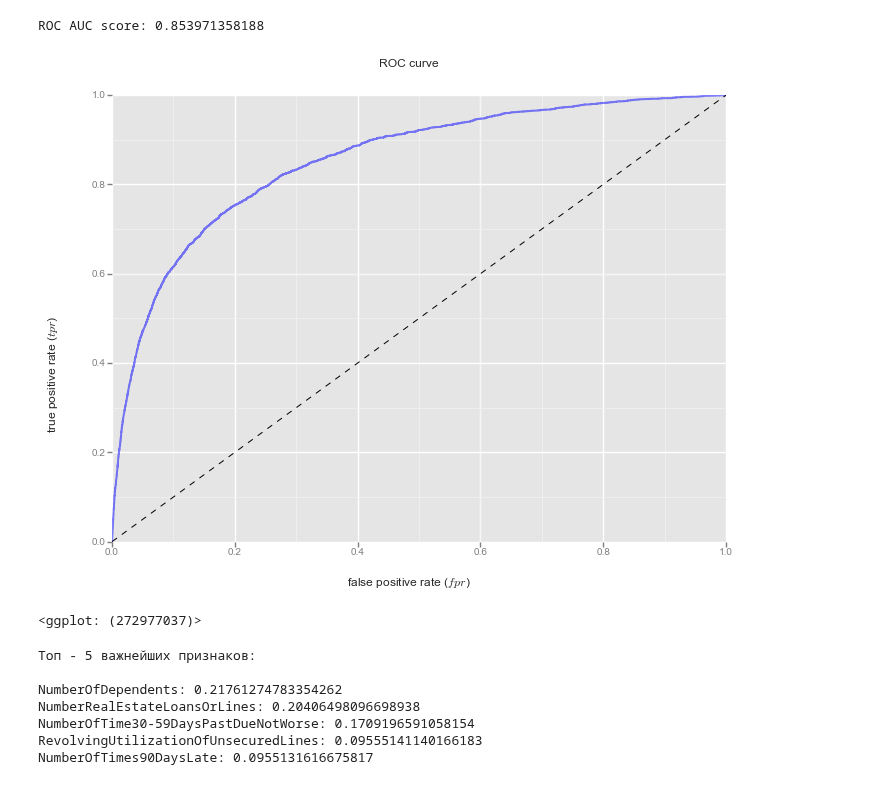
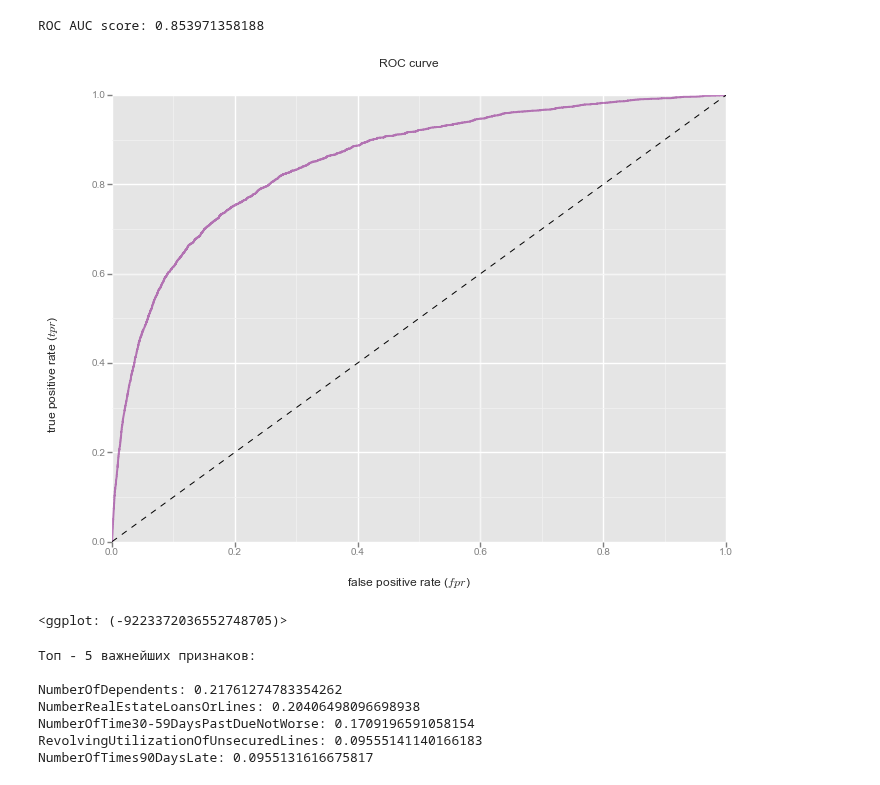
Before and after one commit to dbulgakov/HSE_DataMiningHW, a Jupyter notebook: Practical ML/FinalProject/Prj.ipynb, the cells around one changed output. Cells and saved outputs as stored; diff of their text form; code cells hidden in the pictures.

```diff
--- a/Practical ML/FinalProject/Prj.ipynb
+++ b/Practical ML/FinalProject/Prj.ipynb
@@ -221,12 +221,12 @@ ROC AUC score: 0.853971358188
 # %%
 df = pd.DataFrame(dict(fpr = fpr, tpr = tpr))
 ggplot(df, aes(x = 'fpr', y ='tpr')) +\
-    geom_line(color='blue', size = 2, alpha = 0.5) +\
+    geom_line(color='purple', size = 2, alpha = 0.5) +\
     geom_abline(linetype = 'dashed') +\
     xlab("false positive rate ($fpr$)") + ylab("true positive rate ($tpr$)") + ggtitle("ROC curve")
 # %% [output]
-[figure, old version]
+[figure, new version]
-<ggplot: (272977037)>
+<ggplot: (-9223372036552748705)>
 # %%
 importances_gb = gb_cv.best_estimator_.feature_importances_ #получение весов признаков
 print(str("Топ - 5 важнейших признаков:") + '\n')
```
Also changed, not shown: parts of 4 cells of this notebook.
